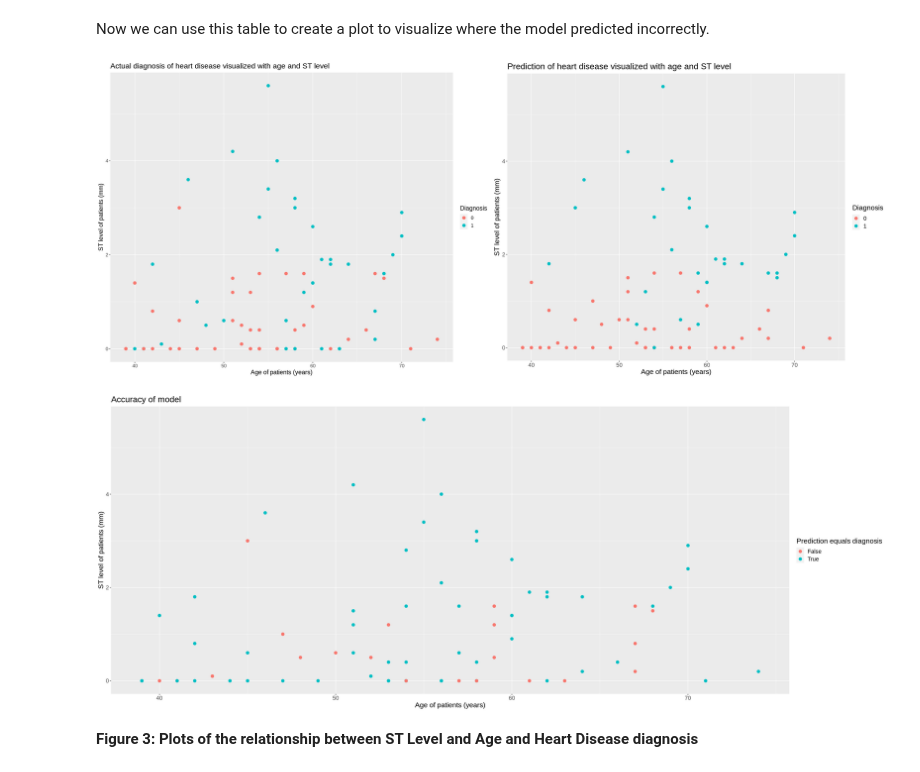
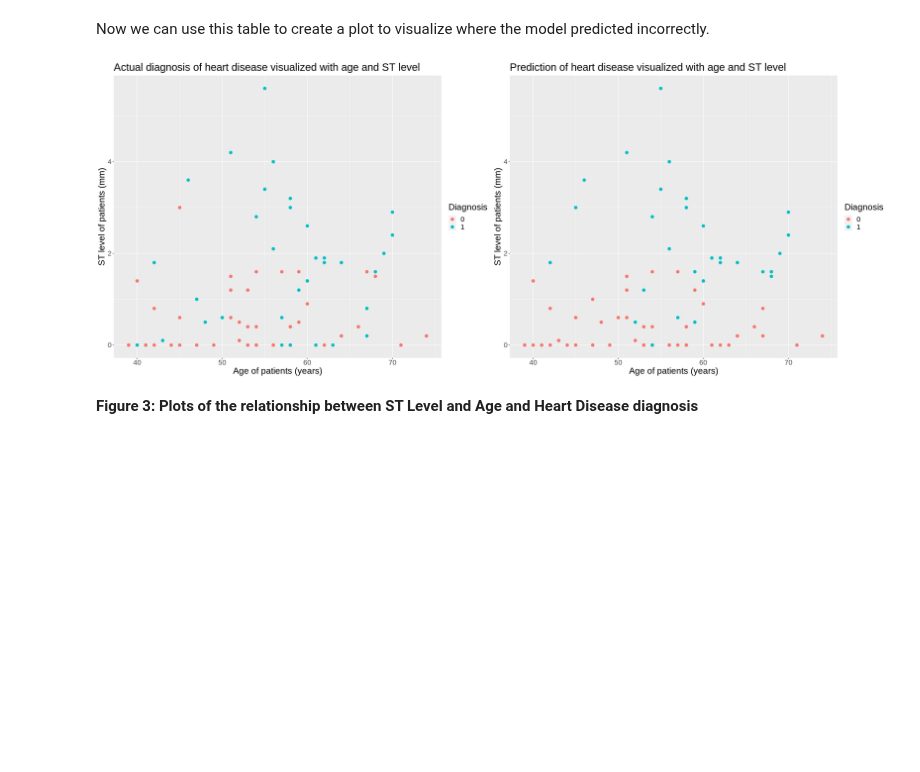
Before and after one commit to sendhelpDSCI/UBC_DSCI100_Group166, a Jupyter notebook: Final Report.ipynb, the cells around one changed output. Cells and saved outputs as stored; diff of their text form; code cells hidden in the pictures; blank space fills up the shorter version.

Commit message:
size of captions on plot

```diff
--- a/Final Report.ipynb
+++ b/Final Report.ipynb
@@ -237,32 +237,31 @@ Now we can use this table to create a plot to visualize where the model predicte
 # %%
 #Comparing the prediction for the diagnosis and the actual diagnosis
 options(repr.plot.width = 25, repr.plot.height=10)
 prediction_plot_age_ST<-prediction|>
 ggplot(aes(x=age, y=ST_level, colour=.pred_class))+
     geom_point(size = 3)+
        labs(x='Age of patients (years)', y='ST level of patients (mm)', colour='Diagnosis')+
 ggtitle('Prediction of heart disease visualized with age and ST level')+
-theme(text=element_text(size=16))
+theme(text=element_text(size=20))
 
 
 testing_plot_age_ST<-prediction|>
 ggplot(aes(x=age, y=ST_level, colour=diagnosis))+
 geom_point(size = 3)+
 labs(x='Age of patients (years)', y='ST level of patients (mm)', colour='Diagnosis')+
 ggtitle('Actual diagnosis of heart disease visualized with age and ST level')+
-theme(text=element_text(size=14))
+theme(text=element_text(size=20))
 
 pred_vs_actual<-accuracy_table|>
 ggplot(aes(x=age, y=ST_level, colour=equal))+
 geom_point(size=3)+
 labs(x='Age of patients (years)', y='ST level of patients (mm)', colour='Prediction equals diagnosis')+
 ggtitle('Accuracy of model')+
-theme(text=element_text(size=16))
+theme(text=element_text(size=20))
 
 plot_grid(testing_plot_age_ST, prediction_plot_age_ST)
 # %% [output]
-[figure, old version]
+[figure, new version]
-[figure, removed]
 # %% [markdown]
 **Figure 3: Plots of the relationship between ST Level and Age and Heart Disease diagnosis**
 # %%
```
Also changed, not shown: parts of 1 cell of this notebook.
